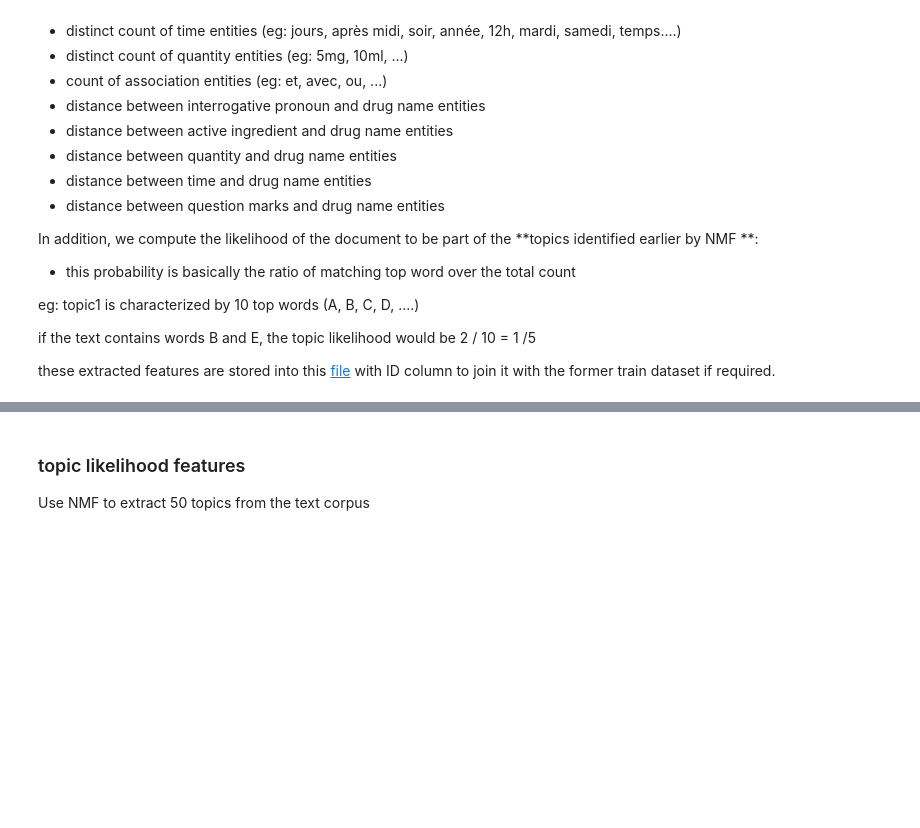
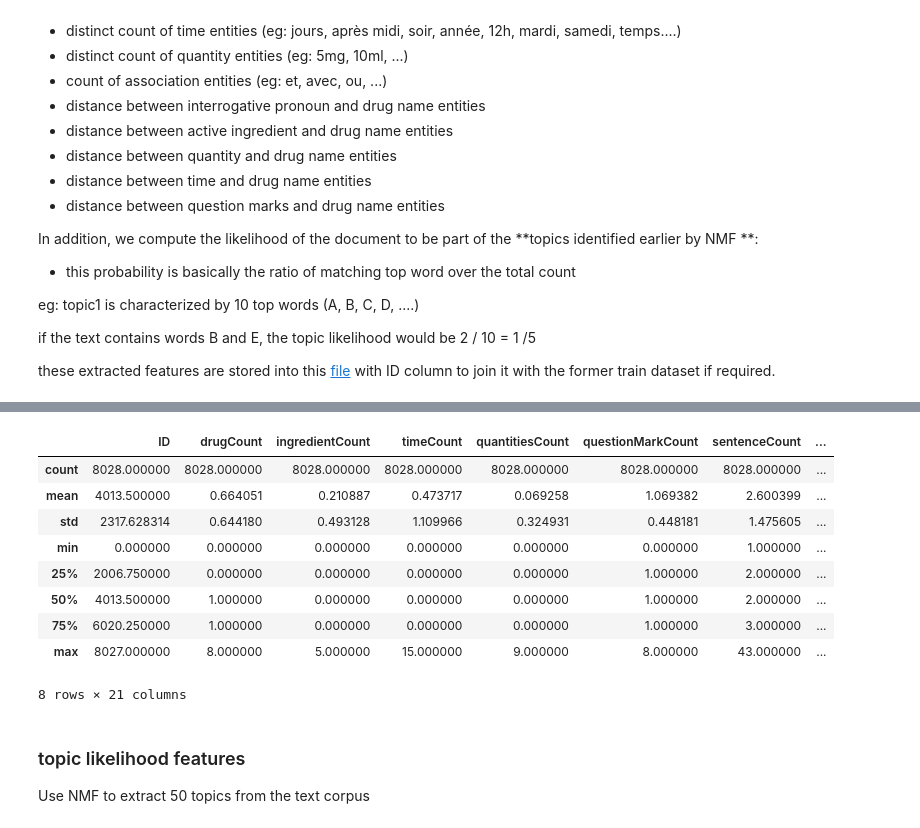
Before and after one commit to jhuu32/CES, a Jupyter notebook: notebooks/feature_enrichment/text_feature_extractor.ipynb, the cells around one changed output, grey strips where cells are left out. Cells and saved outputs as stored; diff of their text form; code cells hidden in the pictures; blank space fills up the shorter version.

```diff
--- a/notebooks/feature_enrichment/text_feature_extractor.ipynb
+++ b/notebooks/feature_enrichment/text_feature_extractor.ipynb
@@ -135,3 +147,16 @@ XTrain.drop(["question"], axis=1).head(5)
+# %%
+XTrain.describe()
+# %% [output]
+|  | ID | drugCount | ingredientCount | timeCount | quantitiesCount | questionMarkCount | sentenceCount | ... |
+| count | 8028.000000 | 8028.000000 | 8028.000000 | 8028.000000 | 8028.000000 | 8028.000000 | 8028.000000 | ... |
+| mean | 4013.500000 | 0.664051 | 0.210887 | 0.473717 | 0.069258 | 1.069382 | 2.600399 | ... |
+| std | 2317.628314 | 0.644180 | 0.493128 | 1.109966 | 0.324931 | 0.448181 | 1.475605 | ... |
+| min | 0.000000 | 0.000000 | 0.000000 | 0.000000 | 0.000000 | 0.000000 | 1.000000 | ... |
+| 25% | 2006.750000 | 0.000000 | 0.000000 | 0.000000 | 0.000000 | 1.000000 | 2.000000 | ... |
+| 50% | 4013.500000 | 1.000000 | 0.000000 | 0.000000 | 0.000000 | 1.000000 | 2.000000 | ... |
+| 75% | 6020.250000 | 1.000000 | 0.000000 | 0.000000 | 0.000000 | 1.000000 | 3.000000 | ... |
+| max | 8027.000000 | 8.000000 | 5.000000 | 15.000000 | 9.000000 | 8.000000 | 43.000000 | ... |
+8 rows × 21 columns
 # %% [markdown]
 ### topic likelihood features
 
```
Also changed, not shown: parts of 6 cells of this notebook, 9 other files.
